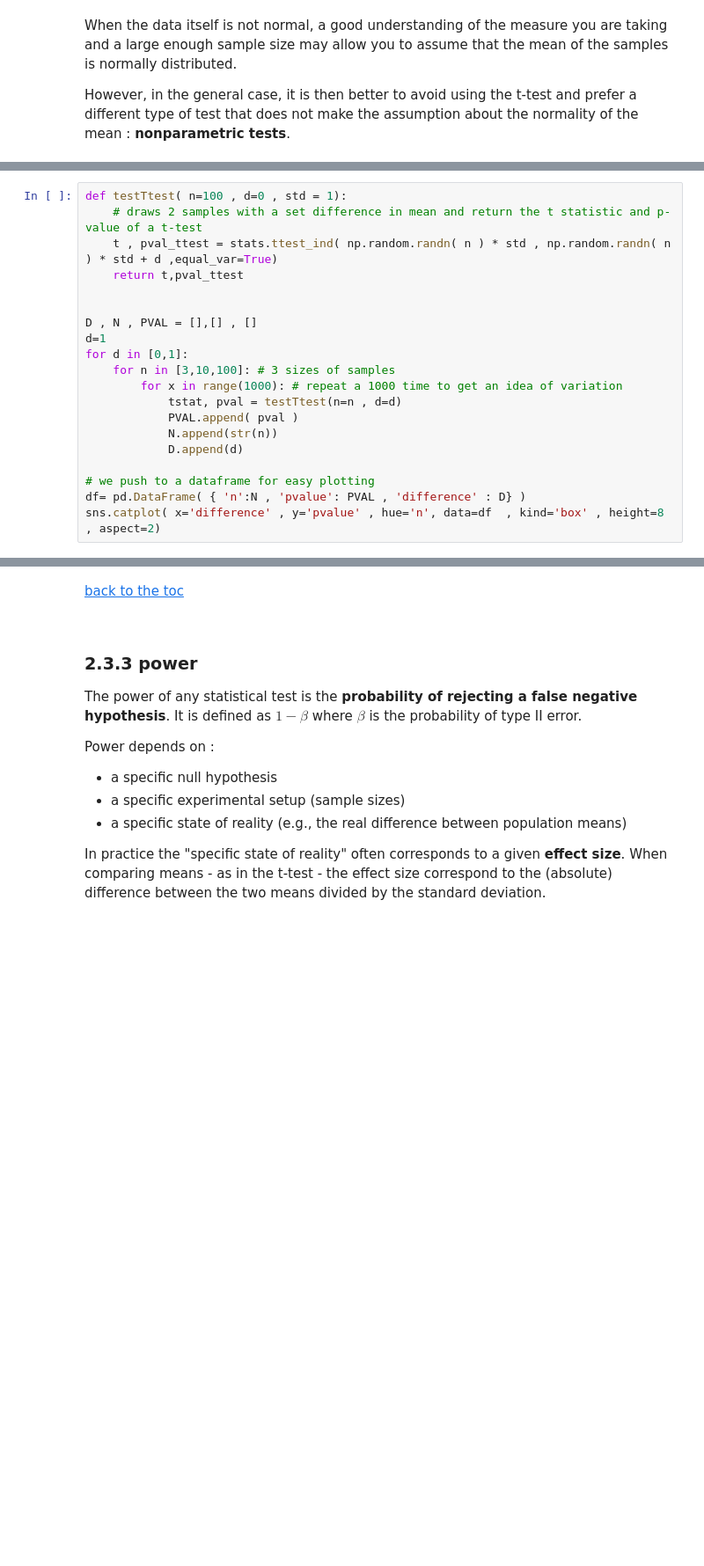
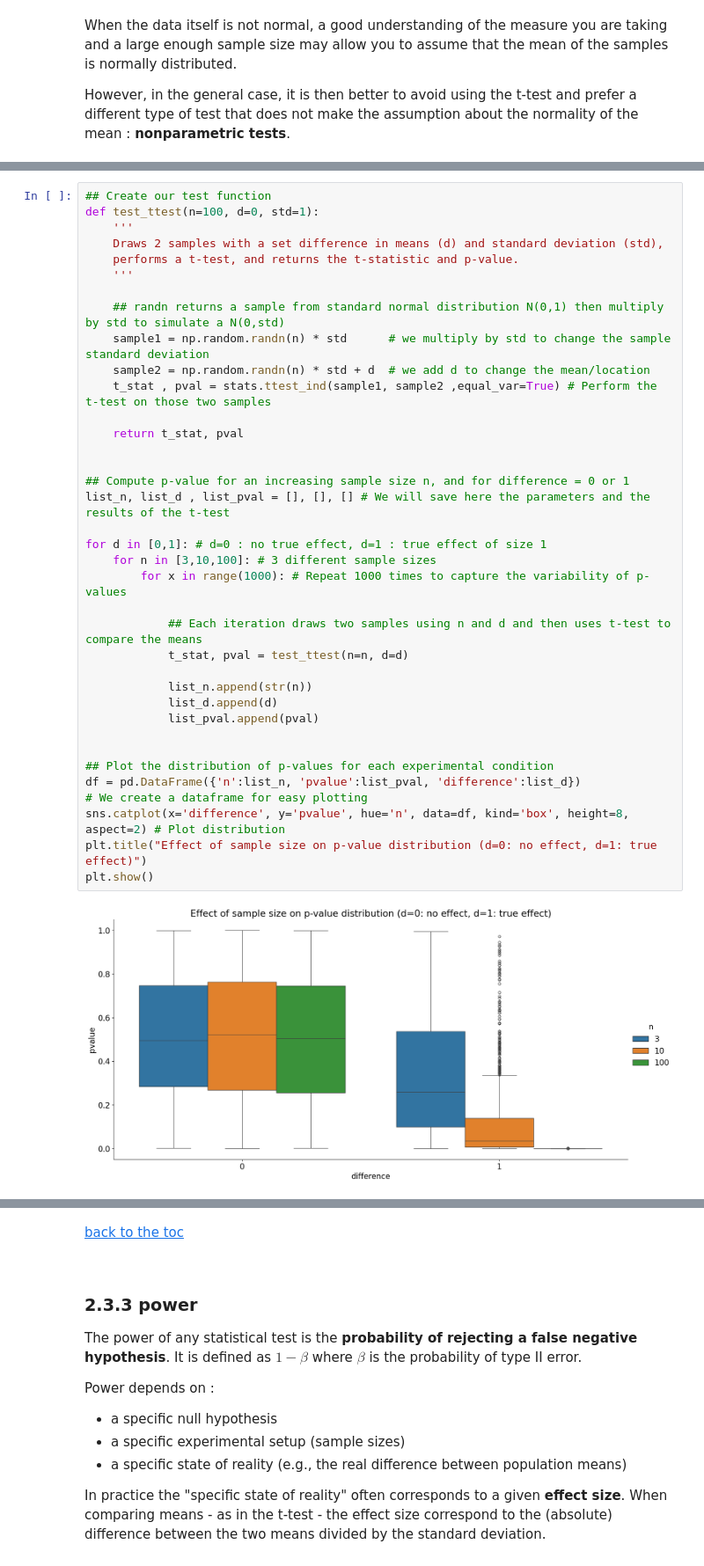
Before and after one commit to bioinfocz/IMG-Statistics-in-Python-Course, a Jupyter notebook: 02_distribution_and_statistical_tests.ipynb, the cells around one changed output, grey strips where cells are left out. Shown at 88% size. Cells and saved outputs as stored; diff of their text form; blank space fills up the shorter version.

```diff
--- a/02_distribution_and_statistical_tests.ipynb
+++ b/02_distribution_and_statistical_tests.ipynb
@@ -1184,20 +1194,38 @@ In the presence of a true effect, p-values are affected by the sample size, sinc
-# %%
-def testTtest( n=100 , d=0 , std = 1):
-    # draws 2 samples with a set difference in mean and return the t statistic and p-value of a t-test
-    t , pval_ttest = stats.ttest_ind( np.random.randn( n ) * std , np.random.randn( n ) * std + d ,equal_var=True)
-    return t,pval_ttest
-
-
-D , N , PVAL = [],[] , []
-d=1
-for d in [0,1]:
-    for n in [3,10,100]: # 3 sizes of samples
-        for x in range(1000): # repeat a 1000 time to get an idea of variation
-            tstat, pval = testTtest(n=n , d=d)
-            PVAL.append( pval )
-            N.append(str(n))
-            D.append(d)
-
-# we push to a dataframe for easy plotting
-df= pd.DataFrame( { 'n':N , 'pvalue': PVAL , 'difference' : D} )
-sns.catplot( x='difference' , y='pvalue' , hue='n', data=df  , kind='box' , height=8 , aspect=2)
+# %%
+## Create our test function
+def test_ttest(n=100, d=0, std=1):
+    '''
+    Draws 2 samples with a set difference in means (d) and standard deviation (std),
+    performs a t-test, and returns the t-statistic and p-value.
+    '''
+
+    ## randn returns a sample from standard normal distribution N(0,1) then multiply by std to simulate a N(0,std)
+    sample1 = np.random.randn(n) * std      # we multiply by std to change the sample standard deviation
+    sample2 = np.random.randn(n) * std + d  # we add d to change the mean/location
+    t_stat , pval = stats.ttest_ind(sample1, sample2 ,equal_var=True) # Perform the t-test on those two samples
+
+    return t_stat, pval
+
+
+## Compute p-value for an increasing sample size n, and for difference = 0 or 1
+list_n, list_d , list_pval = [], [], [] # We will save here the parameters and the results of the t-test
+
+for d in [0,1]: # d=0 : no true effect, d=1 : true effect of size 1
+    for n in [3,10,100]: # 3 different sample sizes
+        for x in range(1000): # Repeat 1000 times to capture the variability of p-values
+
+            ## Each iteration draws two samples using n and d and then uses t-test to compare the means
+            t_stat, pval = test_ttest(n=n, d=d)
+
+            list_n.append(str(n))
+            list_d.append(d)
+            list_pval.append(pval)
+
+
+## Plot the distribution of p-values for each experimental condition
+df = pd.DataFrame({'n':list_n, 'pvalue':list_pval, 'difference':list_d})                  # We create a dataframe for easy plotting
+sns.catplot(x='difference', y='pvalue', hue='n', data=df, kind='box', height=8, aspect=2) # Plot distribution
+plt.title("Effect of sample size on p-value distribution (d=0: no effect, d=1: true effect)")
+plt.show()
+# %% [output]
+[figure, added]
```
Also changed, not shown: parts of 32 cells of this notebook, 1 other file.
